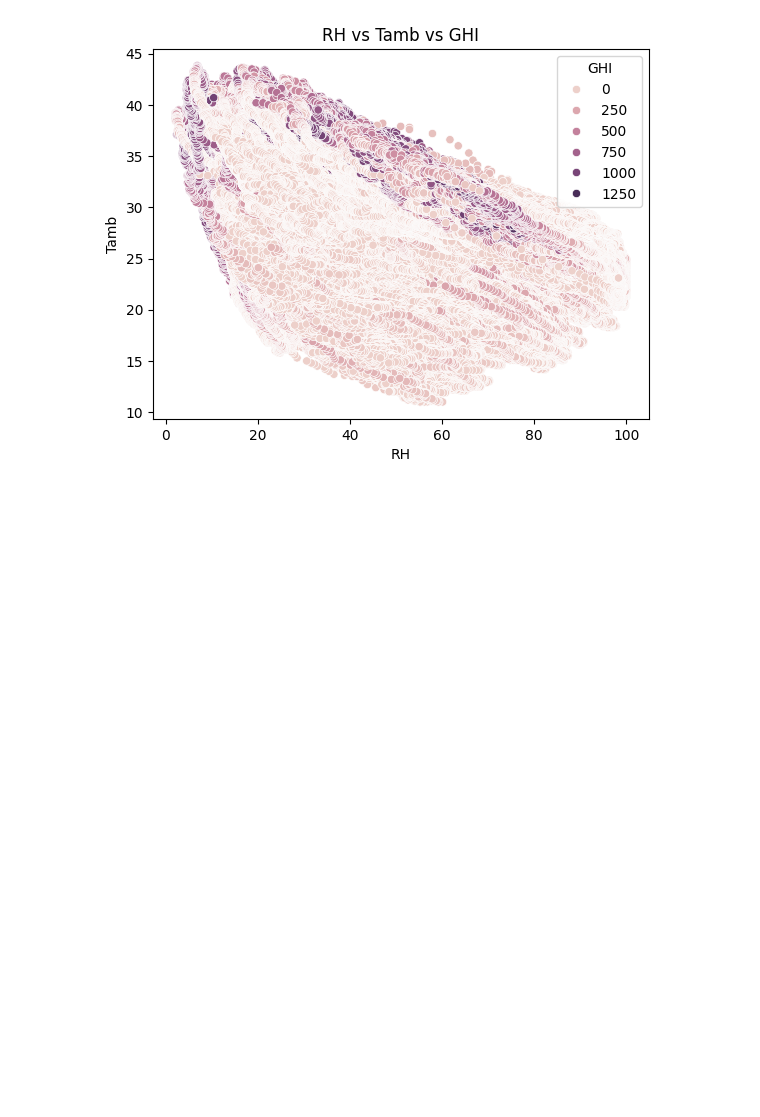
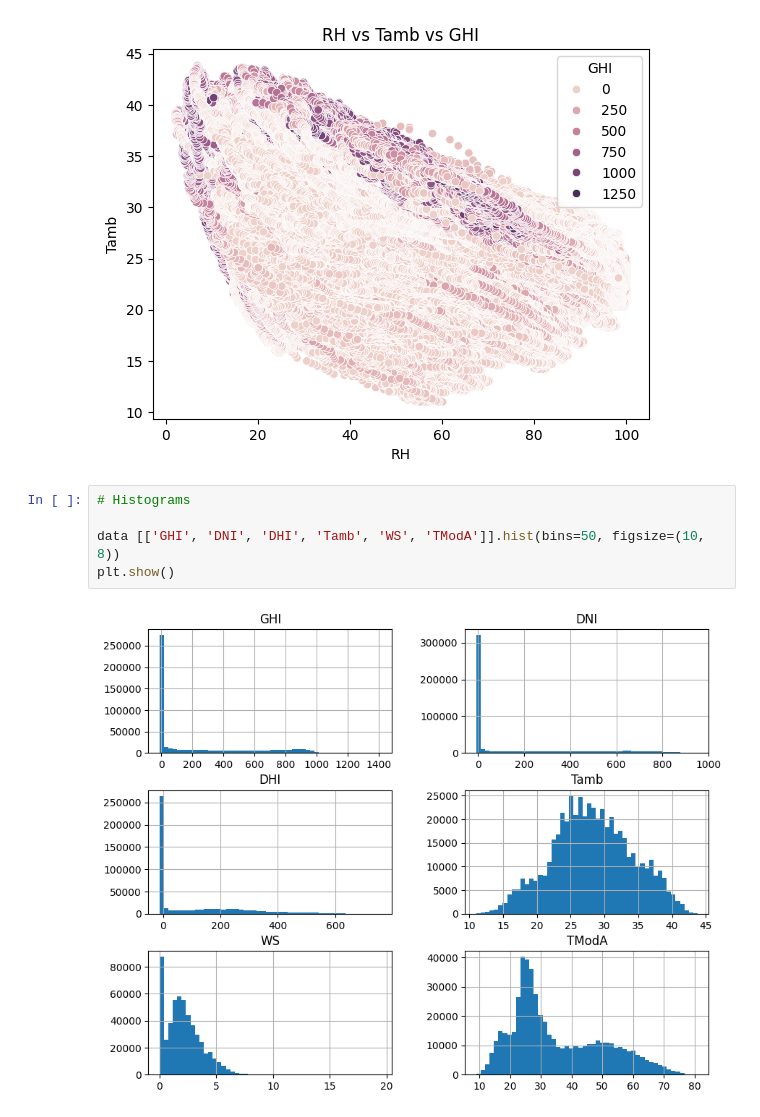
Before and after one commit to nani020/Kifiya-week0, a Jupyter notebook: notebooks/EDA.ipynb, the cells around one changed output. Cells and saved outputs as stored; diff of their text form; blank space fills up the shorter version.

```diff
--- a/notebooks/EDA.ipynb
+++ b/notebooks/EDA.ipynb
@@ -125,3 +125,10 @@ plt.title("RH vs Tamb vs GHI")
 plt.show()
 # %% [output]
 [figure]
+# %%
+# Histograms
+
+data [['GHI', 'DNI', 'DHI', 'Tamb', 'WS', 'TModA']].hist(bins=50, figsize=(10, 8))
+plt.show()
+# %% [output]
+[figure, added]
```
Also changed, not shown: parts of 3 cells of this notebook, 2 other files.
